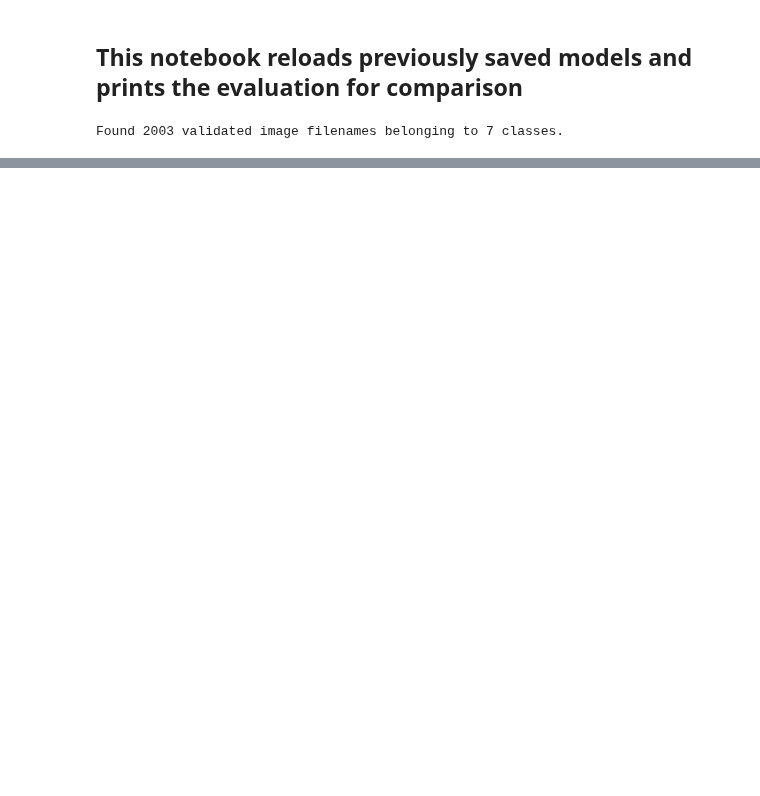
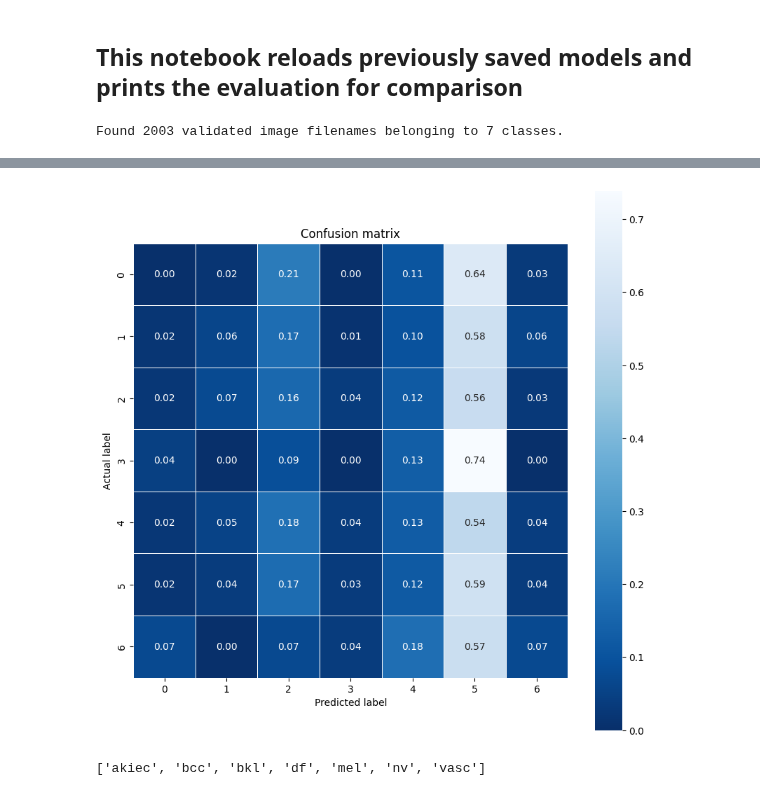
Before and after one commit to StefanK2ff/capstone-healthy-skin, a Jupyter notebook: xtra_notebooks/Evaluate_VGG16.ipynb, the cells around one changed output, grey strips where cells are left out. Cells and saved outputs as stored; diff of their text form; code cells hidden in the pictures; blank space fills up the shorter version.

```diff
--- a/xtra_notebooks/Evaluate_VGG16.ipynb
+++ b/xtra_notebooks/Evaluate_VGG16.ipynb
@@ -27,27 +27,27 @@ MODEL_NAME = "model_2023-09-27_VGG16_1000images_30epochs.h5"
 # %%
 # Load test_df from file
 test_df = pd.read_csv("../data/processed/test_from_Metadata_processed.csv")
+# %%
+#preprocess the test images into BGR format
+test_datagen = ImageDataGenerator(preprocessing_function=preprocess_input)
+
+test_generator = test_datagen.flow_from_dataframe(
+    dataframe=test_df,
+    directory=FILEPATH_JPGS,
+    x_col="image_id",
+    y_col=TARGET_LABEL,
+    class_mode="categorical",
+    target_size=IMAGE_SIZE,
+    batch_size=32
+)
+# %% [output]
+Found 2003 validated image filenames belonging to 7 classes.
 # %%
 # List all the models in MODEL_PATH
 model_list = os.listdir(MODEL_PATH)
 
 # just keep elements with -h5 extension
 model_list = [model for model in model_list if model[-3:] == ".h5"]
-# %%
-#preprocess the test images into BGR format
-test_datagen = ImageDataGenerator(preprocessing_function=preprocess_input)
-
-test_generator = test_datagen.flow_from_dataframe(
-    dataframe=test_df,
-    directory=FILEPATH_JPGS,
-    x_col="image_id",
-    y_col=TARGET_LABEL,
-    class_mode="categorical",
-    target_size=IMAGE_SIZE,
-    batch_size=32
-)
-# %% [output]
-Found 2003 validated image filenames belonging to 7 classes.
 # %%
 VGG16_model = tf.keras.models.load_model(MODEL_PATH + MODEL_NAME)
 # %%
@@ -64,17 +64,6 @@ y_true = test_generator.classes
 
 from sklearn.metrics import confusion_matrix
 import seaborn as sns
-
-cm = confusion_matrix(y_true, y_pred)
-cm = cm.astype('float') / cm.sum(axis=1)[:, np.newaxis]
-
-plt.figure(figsize=(10,10))
-sns.heatmap(cm, annot=True, fmt=".2f", linewidths=.5, square = True, cmap = 'Blues_r', annot_kws={"size": 10})
-plt.ylabel('Actual label')
-plt.xlabel('Predicted label')
-plt.title('Confusion matrix')
-plt.savefig(MODEL_PATH + MODEL_NAME[:-3] + "_confusion_matrix.png")
-plt.show()
 # %% [output]
 63/63 [==============================] - 681s 11s/step - loss: 20.0888 - accuracy: 0.4518
 Restored model, accuracy: 45.18%
@@ -80,0 +71 @@ Restored model, accuracy: 45.18%
+[figure, added]
@@ -80,0 +75,7 @@ Restored model, accuracy: 45.18%
+# %%
+labels = test_generator.class_indices
+labels = dict((v,k) for k,v in labels.items())
+labels = [labels[k] for k in range(len(labels))]
+print(labels)
+# %% [output]
+['akiec', 'bcc', 'bkl', 'df', 'mel', 'nv', 'vasc']
```
Also changed, not shown: parts of 5 cells of this notebook, 2 other files.
